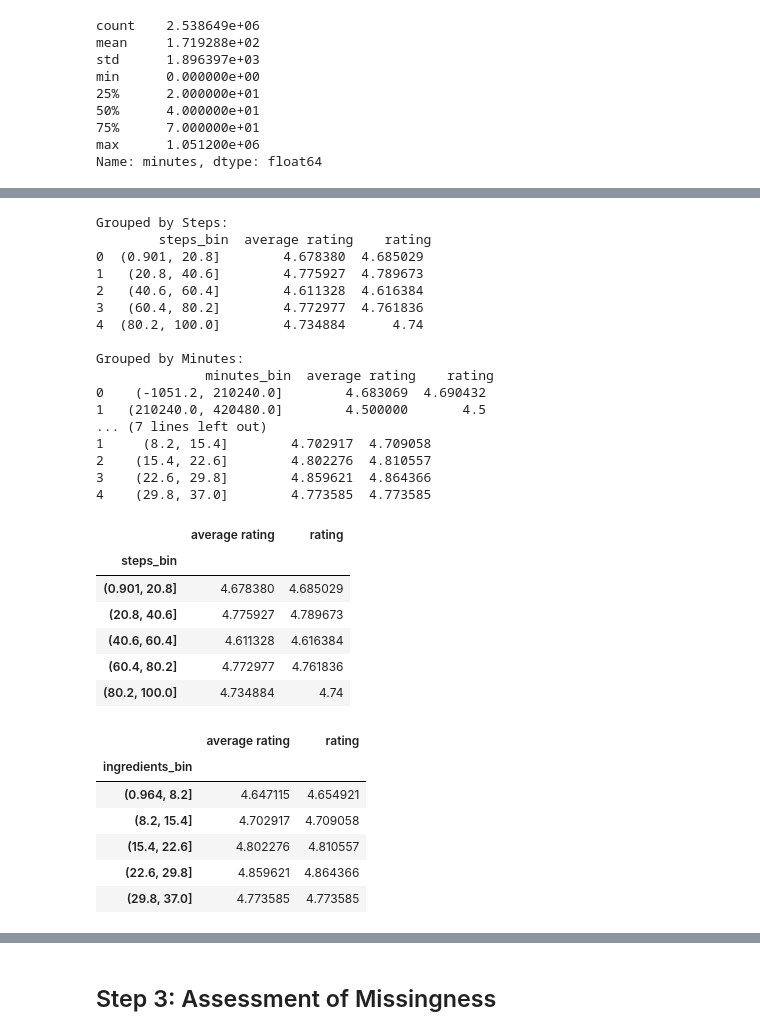
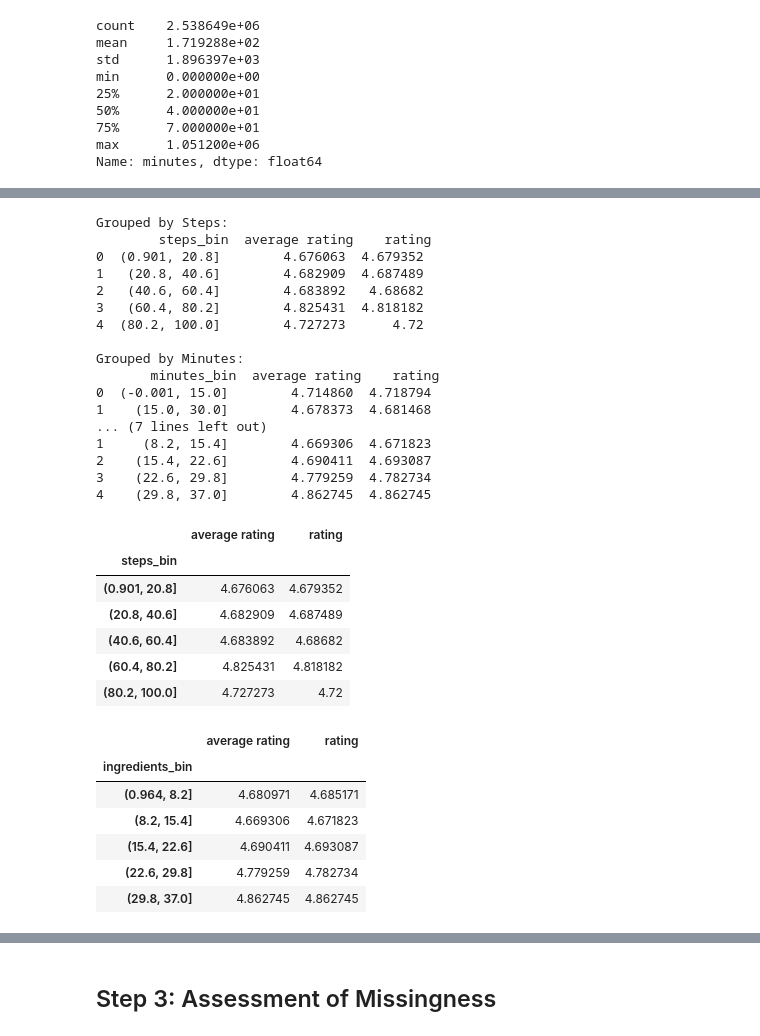
Before and after one commit to MEStevenson-7/DSC80-FinalProject, a Jupyter notebook: template.ipynb, the cells around one changed output, grey strips where cells are left out. Cells and saved outputs as stored; diff of their text form; code cells hidden in the pictures.

```diff
--- a/template.ipynb
+++ b/template.ipynb
@@ -81,13 +57,9 @@ df
 234429 rows × 17 columns
-# %%
-cols = ['calories', 'total fat', 'sugar', 'sodium', 'protein', 'saturated fat', 'carbohydrates']
-nutrition = df.set_index('id')['nutrition']
-nutrition_df = pd.DataFrame(list(nutrition), index=nutrition.index, columns=cols).reset_index()
-df = df.merge(nutrition_df, on='id', how='left')
 # %%
 #create df to work with missingness later in notebook
 missing = df.copy()
 # %%
 # Subset data frame to only include columns of interest
 # Keep only the relevant columns and reassign to df
-df = df[['name', 'id', 'minutes', 'n_steps', 'n_ingredients', 'rating', 'average rating']]
+df = df[['id', 'minutes', 'n_steps', 'n_ingredients', 'rating', 'average rating']]
+df
@@ -224,9 +184,9 @@ plt.show()
 # %%
 # Bin minutes and calculate mean average_rating per bin
 df_binned = df[df['minutes'] < df['minutes'].quantile(0.95)].copy()
-df_binned['minutes_bin'] = pd.cut(df_binned['minutes'], bins=20)
+df_binned['minutes_bin'] = pd.qcut(df_binned['minutes'], q=20, duplicates='drop')
 
-grouped = df_binned.groupby('minutes_bin')['average rating'].mean().reset_index()
+grouped = df_binned.groupby('minutes_bin', observed=False)['average rating'].mean().reset_index()
 grouped['midpoint'] = grouped['minutes_bin'].apply(lambda x: x.mid)
 
 plt.figure(figsize=(10, 5))
@@ -256,13 +232,13 @@ plt.show()
 # %%
 # Create bins for each difficulty metric
-df['steps_bin'] = pd.cut(df['n_steps'], bins=5)
-df['minutes_bin'] = pd.cut(df['minutes'], bins=5)
-df['ingredients_bin'] = pd.cut(df['n_ingredients'], bins=5)
+df.loc[df.index, 'steps_bin'] = pd.cut(df['n_steps'], bins=5)
+df.loc[df_binned.index, 'minutes_bin'] = pd.qcut(df_binned['minutes'], q=5, duplicates='drop')
+df.loc[df.index, 'ingredients_bin'] = pd.cut(df['n_ingredients'], bins=5)
 
 # Group by each bin and calculate average rating and mean rating per review
-grouped_steps = df.groupby('steps_bin')[['average rating', 'rating']].mean().reset_index()
-grouped_minutes = df.groupby('minutes_bin')[['average rating', 'rating']].mean().reset_index()
-grouped_ingredients = df.groupby('ingredients_bin')[['average rating', 'rating']].mean().reset_index()
+grouped_steps = df.groupby('steps_bin', observed=False)[['average rating', 'rating']].mean().reset_index()
+grouped_minutes = df.groupby('minutes_bin', observed=False)[['average rating', 'rating']].mean().reset_index()
+grouped_ingredients = df.groupby('ingredients_bin', observed=False)[['average rating', 'rating']].mean().reset_index()
 
 # View summary tables
 print("Grouped by Steps:\n", grouped_steps)
@@ -271,55 +247,54 @@ print("\nGrouped by Ingredients:\n", grouped_ingredients)
 # %% [output]
 Grouped by Steps:
         steps_bin  average rating    rating
-0  (0.901, 20.8]        4.678380  4.685029
-1   (20.8, 40.6]        4.775927  4.789673
-2   (40.6, 60.4]        4.611328  4.616384
-3   (60.4, 80.2]        4.772977  4.761836
-4  (80.2, 100.0]        4.734884      4.74
+0  (0.901, 20.8]        4.676063  4.679352
+1   (20.8, 40.6]        4.682909  4.687489
+2   (40.6, 60.4]        4.683892   4.68682
+3   (60.4, 80.2]        4.825431  4.818182
+4  (80.2, 100.0]        4.727273      4.72
 
 Grouped by Minutes:
-              minutes_bin  average rating    rating
-0    (-1051.2, 210240.0]        4.683069  4.690432
-1   (210240.0, 420480.0]        4.500000       4.5
+       minutes_bin  average rating    rating
+0  (-0.001, 15.0]        4.714860  4.718794
+1    (15.0, 30.0]        4.678373  4.681468
 ... (7 lines left out)
-1     (8.2, 15.4]        4.702917  4.709058
-2    (15.4, 22.6]        4.802276  4.810557
-3    (22.6, 29.8]        4.859621  4.864366
-4    (29.8, 37.0]        4.773585  4.773585
+1     (8.2, 15.4]        4.669306  4.671823
+2    (15.4, 22.6]        4.690411  4.693087
+3    (22.6, 29.8]        4.779259  4.782734
+4    (29.8, 37.0]        4.862745  4.862745
 # %%
 # Pivot table showing average rating by binned difficulty
 pivot_table = df.pivot_table(
     index='steps_bin',
     values=['average rating', 'rating'],
-    aggfunc='mean'
+    aggfunc='mean',
+    observed=False
 )
 
 pivot_table
 # %% [output]
 |  | average rating | rating |
 | steps_bin |  |  |
-| (0.901, 20.8] | 4.678380 | 4.685029 |
-| (20.8, 40.6] | 4.775927 | 4.789673 |
-| (40.6, 60.4] | 4.611328 | 4.616384 |
-| (60.4, 80.2] | 4.772977 | 4.761836 |
-| (80.2, 100.0] | 4.734884 | 4.74 |
+| (0.901, 20.8] | 4.676063 | 4.679352 |
+| (20.8, 40.6] | 4.682909 | 4.687489 |
+| (40.6, 60.4] | 4.683892 | 4.68682 |
+| (60.4, 80.2] | 4.825431 | 4.818182 |
+| (80.2, 100.0] | 4.727273 | 4.72 |
 # %%
-# Bin the 'n_ingredients' column
-df['ingredients_bin'] = pd.cut(df['n_ingredients'], bins=5)
-
 # Create pivot table grouped by ingredients_bin
 pivot_table_ingredients = df.pivot_table(
     index='ingredients_bin',
     values=['average rating', 'rating'],
-    aggfunc='mean'
+    aggfunc='mean',
+    observed=False
 )
 
 pivot_table_ingredients
 # %% [output]
 |  | average rating | rating |
 | ingredients_bin |  |  |
-| (0.964, 8.2] | 4.647115 | 4.654921 |
-| (8.2, 15.4] | 4.702917 | 4.709058 |
-| (15.4, 22.6] | 4.802276 | 4.810557 |
-| (22.6, 29.8] | 4.859621 | 4.864366 |
-| (29.8, 37.0] | 4.773585 | 4.773585 |
+| (0.964, 8.2] | 4.680971 | 4.685171 |
+| (8.2, 15.4] | 4.669306 | 4.671823 |
+| (15.4, 22.6] | 4.690411 | 4.693087 |
+| (22.6, 29.8] | 4.779259 | 4.782734 |
+| (29.8, 37.0] | 4.862745 | 4.862745 |
```
Also changed, not shown: parts of 12 cells of this notebook, 1 other file.
